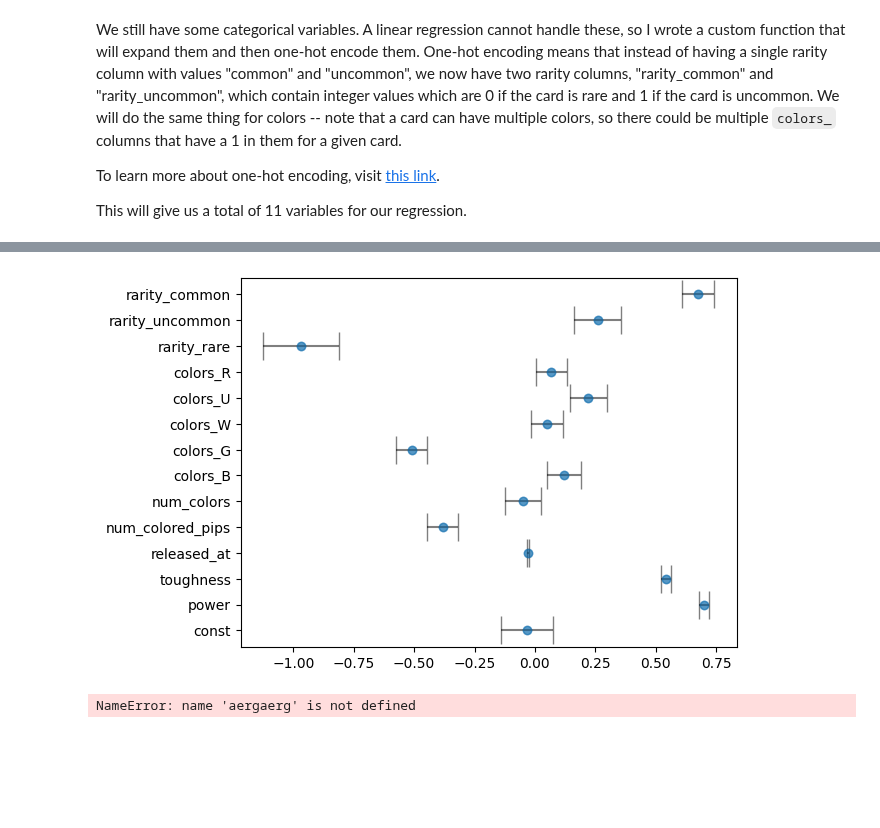
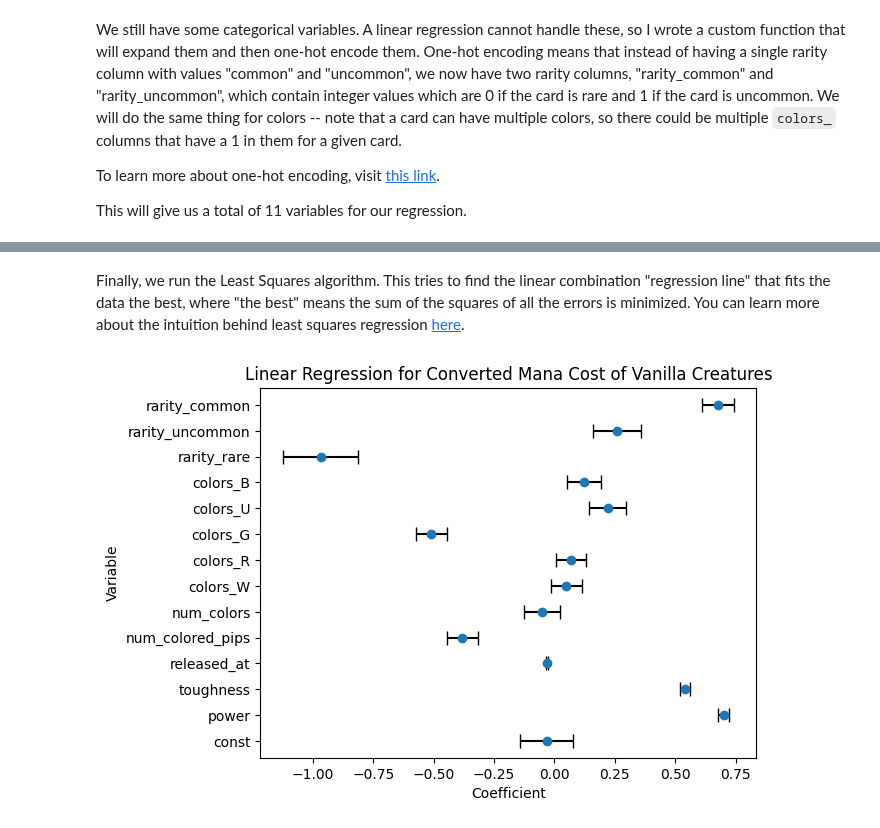
Before and after one commit to Innoviox/mtg-analyzer, a Jupyter notebook: mtganalyzer.ipynb, the cells around one changed output, grey strips where cells are left out. Drawn from its saved outputs; the diff is of its cells as text; code cells hidden in the pictures; blank space fills up the shorter version.

```diff
--- a/mtganalyzer.ipynb
+++ b/mtganalyzer.ipynb
@@ -183,6 +183,6 @@ Our goal is to predict the Converted Mana Cost of a creature based just on its v
  4. Release date will have some influence, as newer cards are generally considered more powerful than older cards.
  5. Number of colored pips and number of colors may not matter much for vanilla creatures as most vanilla creatures are one color and very low colored pips. However, they might come up with a bigger effect in later analyses.
 # %%
-data_df = vanilla_df.drop(columns=["name", "mana_cost", "type_line", "oracle_text", "color_identity", "keywords", "set", "games", "legalities"])
+data_df = vanilla_df.drop(columns=["mana_cost", "type_line", "oracle_text", "color_identity", "keywords", "set", "games", "legalities"])
 data_df.head()
 # %% [output]
@@ -225,3 +225,3 @@ First, we split the dataframe to get the variables and the expected output:
 # %%
-X = one_hot_df.drop(columns=['cmc'])
+X = one_hot_df.drop(columns=['name', 'cmc'])
 y = one_hot_df['cmc']
@@ -232,31 +232,15 @@ X = sm.add_constant(X)
+# %% [markdown]
+Finally, we run the Least Squares algorithm. This tries to find the linear combination "regression line" that fits the data the best, where "the best" means the sum of the squares of all the errors is minimized. You can learn more about the intuition behind least squares regression [here](https://www.jmp.com/en_us/statistics-knowledge-portal/what-is-regression/the-method-of-least-squares.html).
 # %%
-model = sm.OLS(np.asarray(y, dtype=int), np.asarray(X, dtype=int)).fit()
-c = []
-cn = []
-# cn.append("Intercept")
-# c.append(reg2.intercept_)
-errors = []
-standard_errors = model
-# print("Intercept:", reg2.intercept_)
-for name, coef, err in zip(X.columns, model.params, model.bse):
-#     print(f"{name} Coefficient: {coef}")
-    c.append(coef)
-    cn.append(name)
-    errors.append(err)
+# Run statsmodel's OLS (Generalized Least Squares) model, making sure it's on integers
+model = sm.OLS(np.asarray(y, dtype=int),
+               np.asarray(X, dtype=int)).fit()
 
-fig, ax = plt.subplots()
-# Create the scatter plot
-ax.scatter(c, cn, alpha=0.5)
-
-# Show the plot
-# Create the scatter plot with error bars
-ax.errorbar(c, cn, xerr=errors, fmt='o', alpha=0.5, ecolor='black', capsize=10)
-
-# Show the plot
+# Plot the coefficients, with error bars
+plt.errorbar(model.params, X.columns, xerr=model.bse, fmt='o', ecolor='black', capsize=5)
+plt.xlabel("Coefficient")
+plt.ylabel("Variable")
+plt.title("Linear Regression for Converted Mana Cost of Vanilla Creatures")
 plt.show()
 # %% [output]
-[figure, old version]
+[figure, new version]
-# %%
-aergaerg
-# %% [output]
-NameError: name 'aergaerg' is not defined
```
Also changed, not shown: parts of 36 cells of this notebook.
